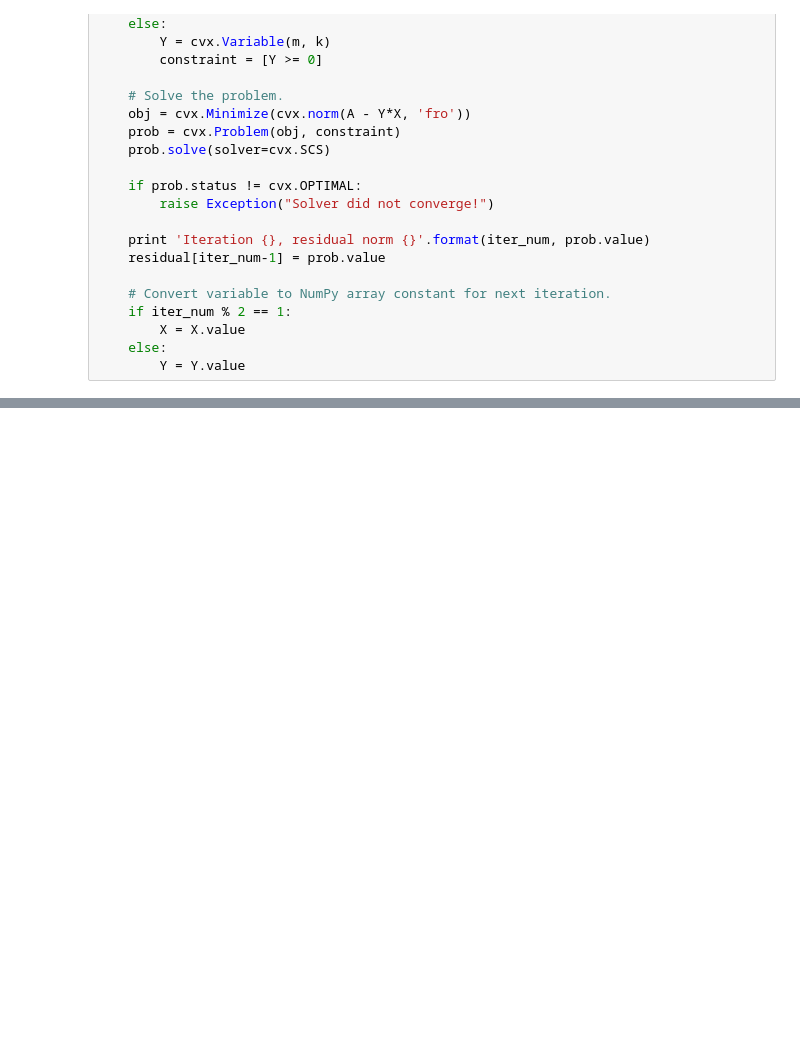
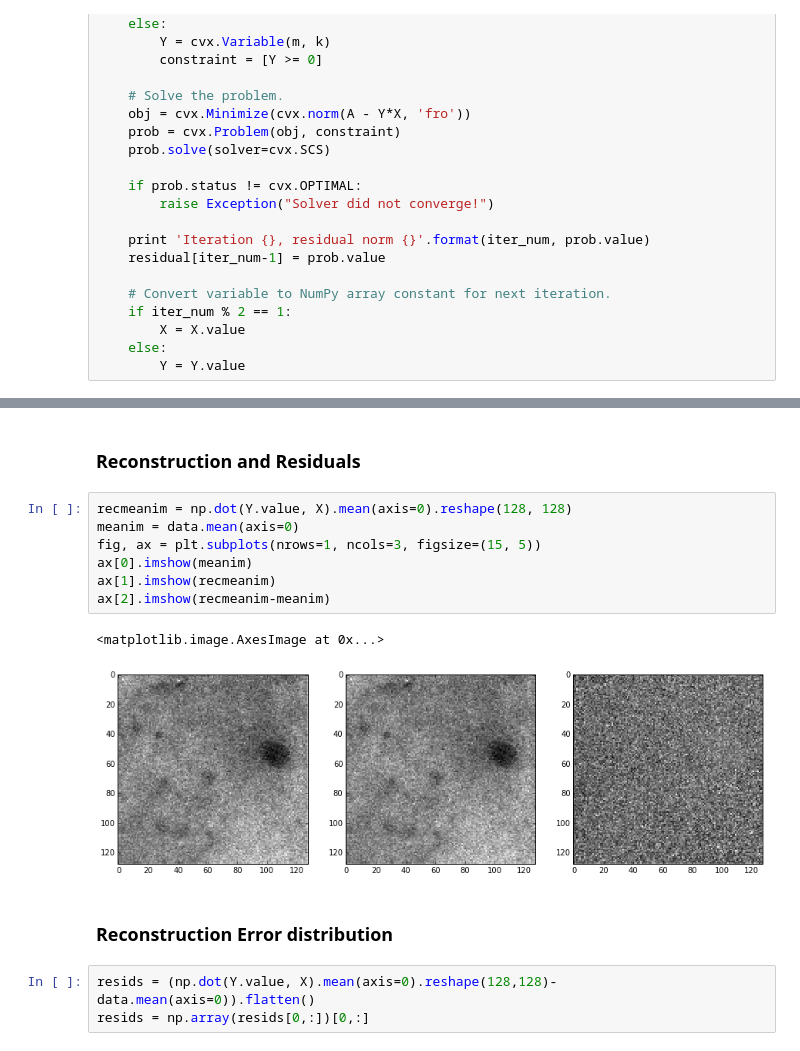
Before and after one commit to michigraber/neuralyzer, a Jupyter notebook: notebooks/dev/CVXPY_NNMF.ipynb, the cells around one changed output, grey strips where cells are left out. Cells and saved outputs as stored; diff of their text form; blank space fills up the shorter version.

```diff
--- a/notebooks/dev/CVXPY_NNMF.ipynb
+++ b/notebooks/dev/CVXPY_NNMF.ipynb
@@ -149,0 +107,17 @@ for iter_num in range(1, 1+MAX_ITERS):
+# %% [markdown]
+### Reconstruction and Residuals
+# %%
+recmeanim = np.dot(Y.value, X).mean(axis=0).reshape(128, 128)
+meanim = data.mean(axis=0)
+fig, ax = plt.subplots(nrows=1, ncols=3, figsize=(15, 5))
+ax[0].imshow(meanim)
+ax[1].imshow(recmeanim)
+ax[2].imshow(recmeanim-meanim)
+# %% [output]
+<matplotlib.image.AxesImage at 0x...>
+[figure, added]
+# %% [markdown]
+### Reconstruction Error distribution
+# %%
+resids = (np.dot(Y.value, X).mean(axis=0).reshape(128,128)-data.mean(axis=0)).flatten()
+resids = np.array(resids[0,:])[0,:]
```
Also changed, not shown: parts of 13 cells of this notebook.
